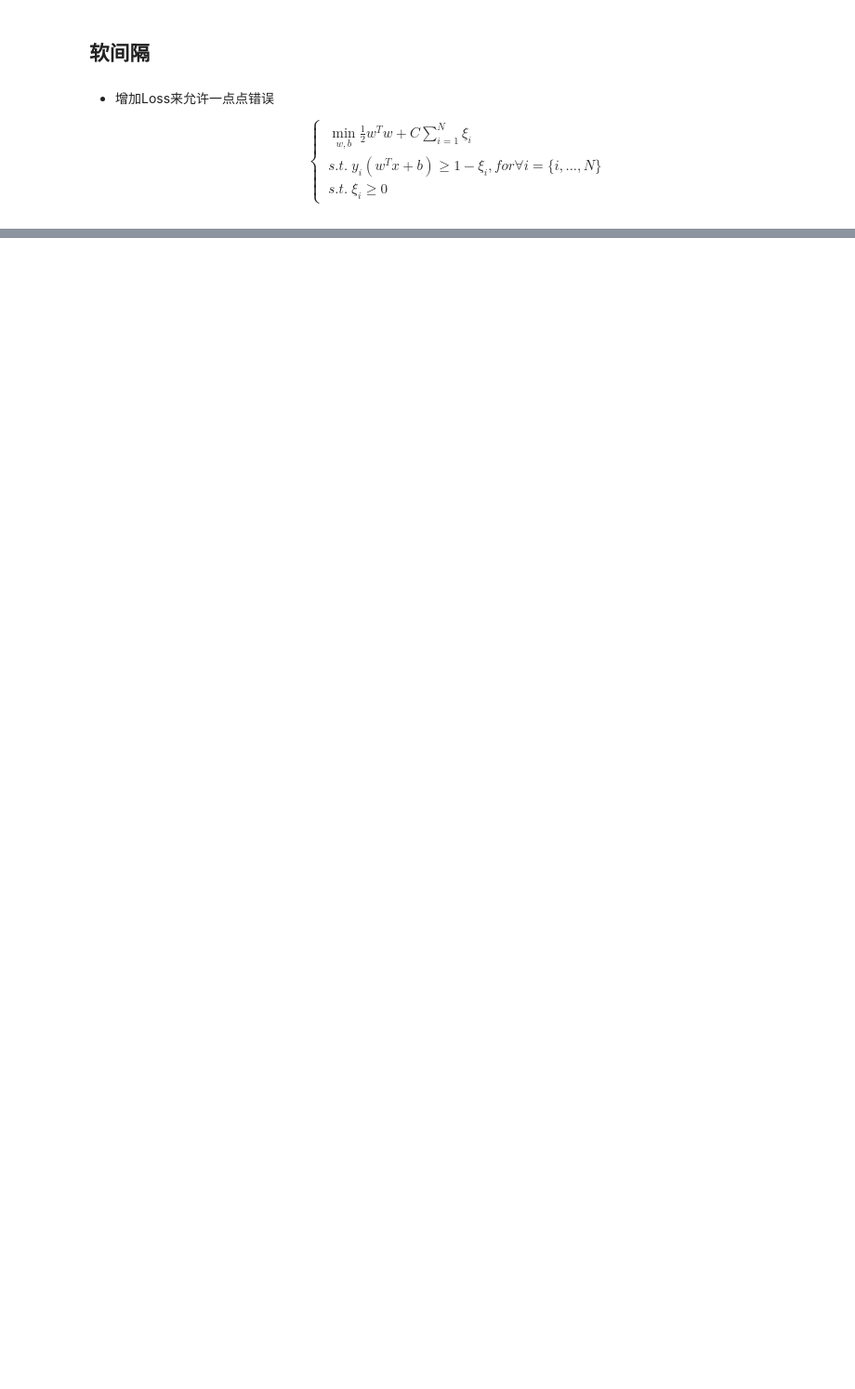
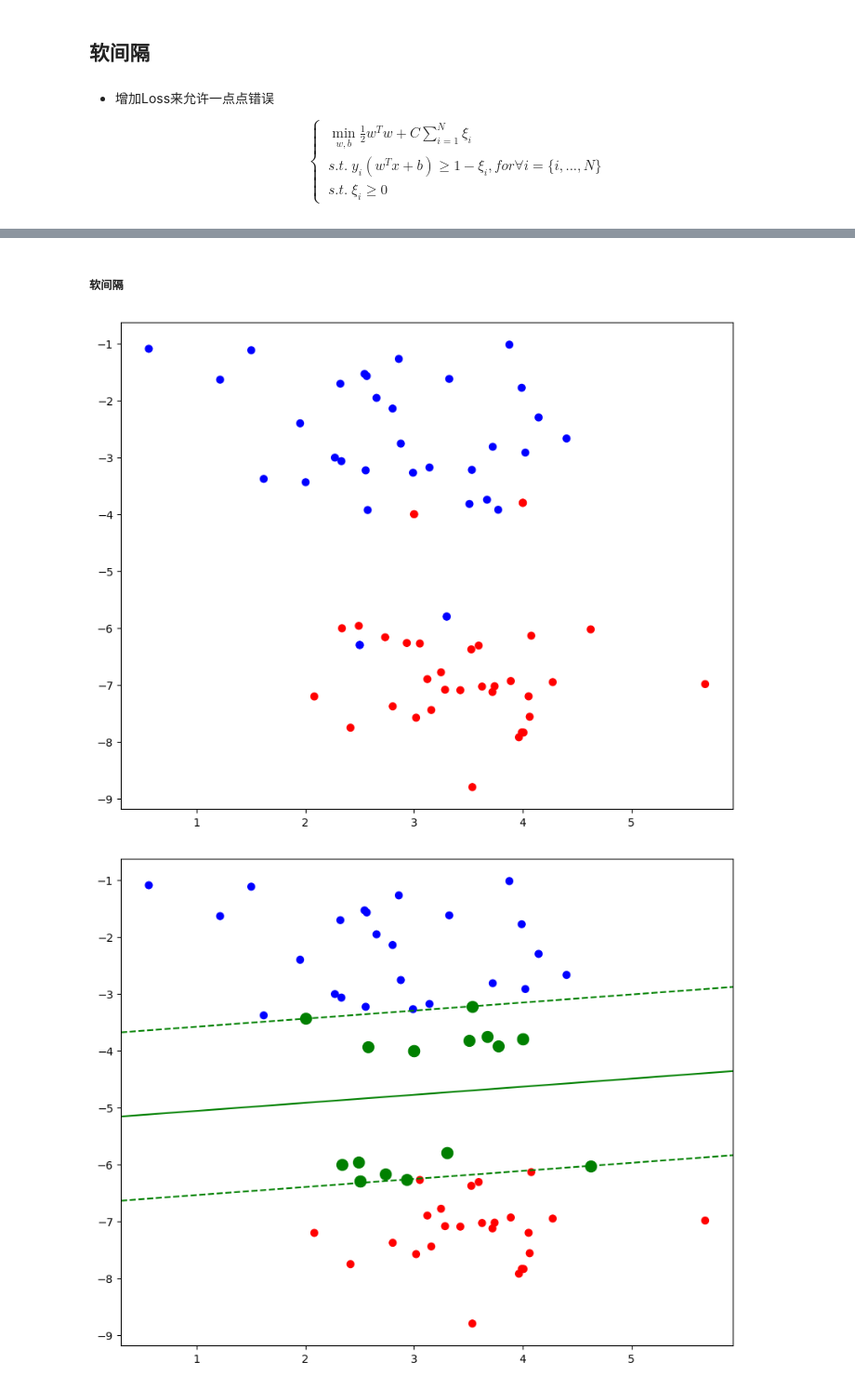
Before and after one commit to thethingiswaiter/Machine_Learning, a Jupyter notebook: svm/svm.ipynb, the cells around one changed output, grey strips where cells are left out. Shown: that part at 93% size. Saved outputs shown, nothing was run; the diff lists cells and outputs as text; code cells hidden in the pictures; blank space fills up the shorter version.

```diff
--- a/svm/svm.ipynb
+++ b/svm/svm.ipynb
@@ -255,0 +310,18 @@ showClassifer(data, label, w, b[0,0])
+# %% [markdown]
+##### 软间隔
+# %%
+# 向原数据集中加入噪声点
+x = np.concatenate((x, np.array([[3, -4], [4, -3.8], [2.5, -6.3], [3.3, -5.8]])))
+y = np.concatenate((y, np.array([1, 1, 0, 0])))
+
+plt.figure(figsize=(10, 8))
+plt.scatter(x[:, 0], x[:, 1], c=y, s=40, cmap="bwr")
+
+linear_svc.fit(x, y)  # 训练
+
+plt.figure(figsize=(10, 8))
+plt.scatter(x[:, 0], x[:, 1], c=y, s=40, cmap="bwr")
+svc_plot(linear_svc)
+# %% [output]
+[figure, added]
+[figure, added]
```
Also changed, not shown: parts of 9 cells of this notebook, 6 other files.
